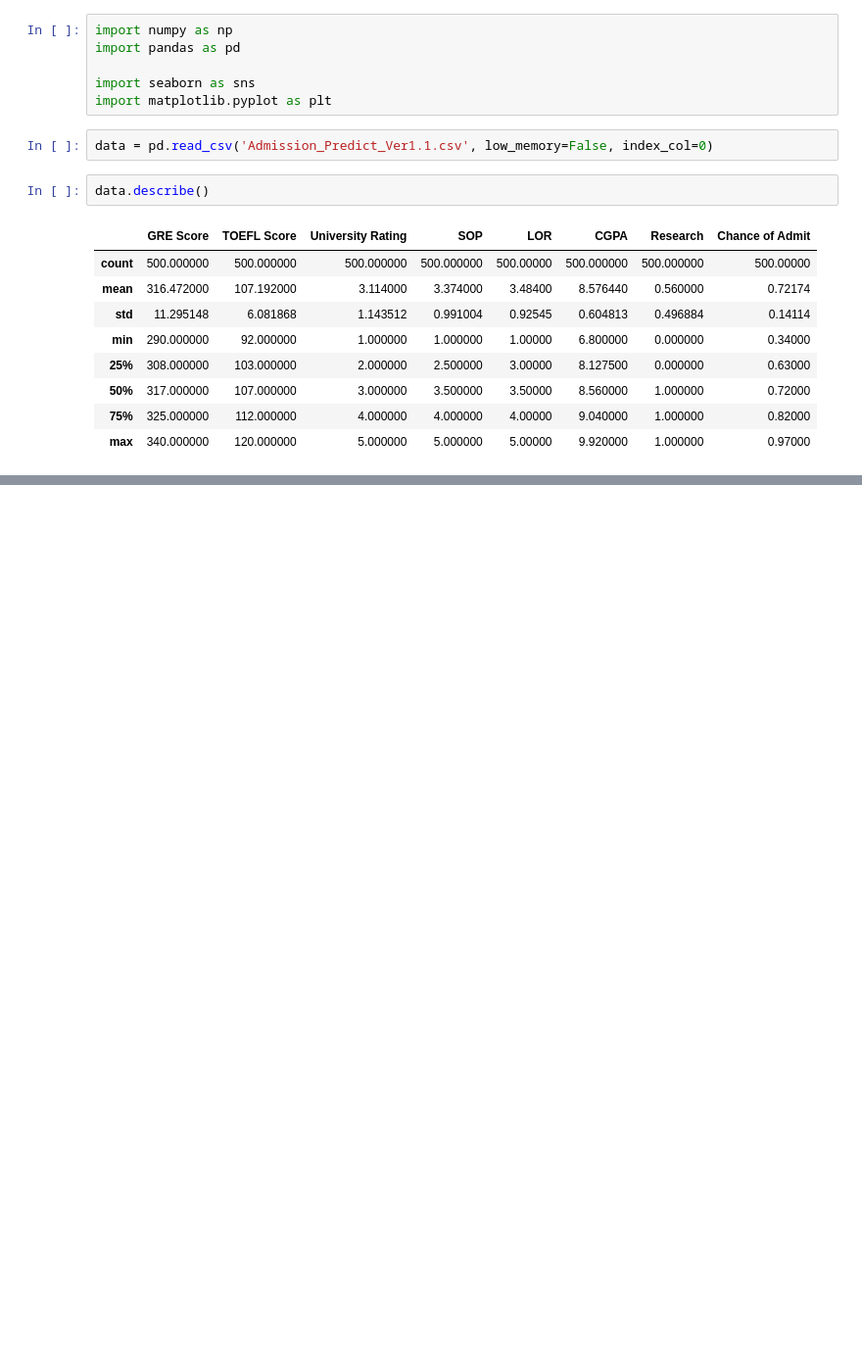
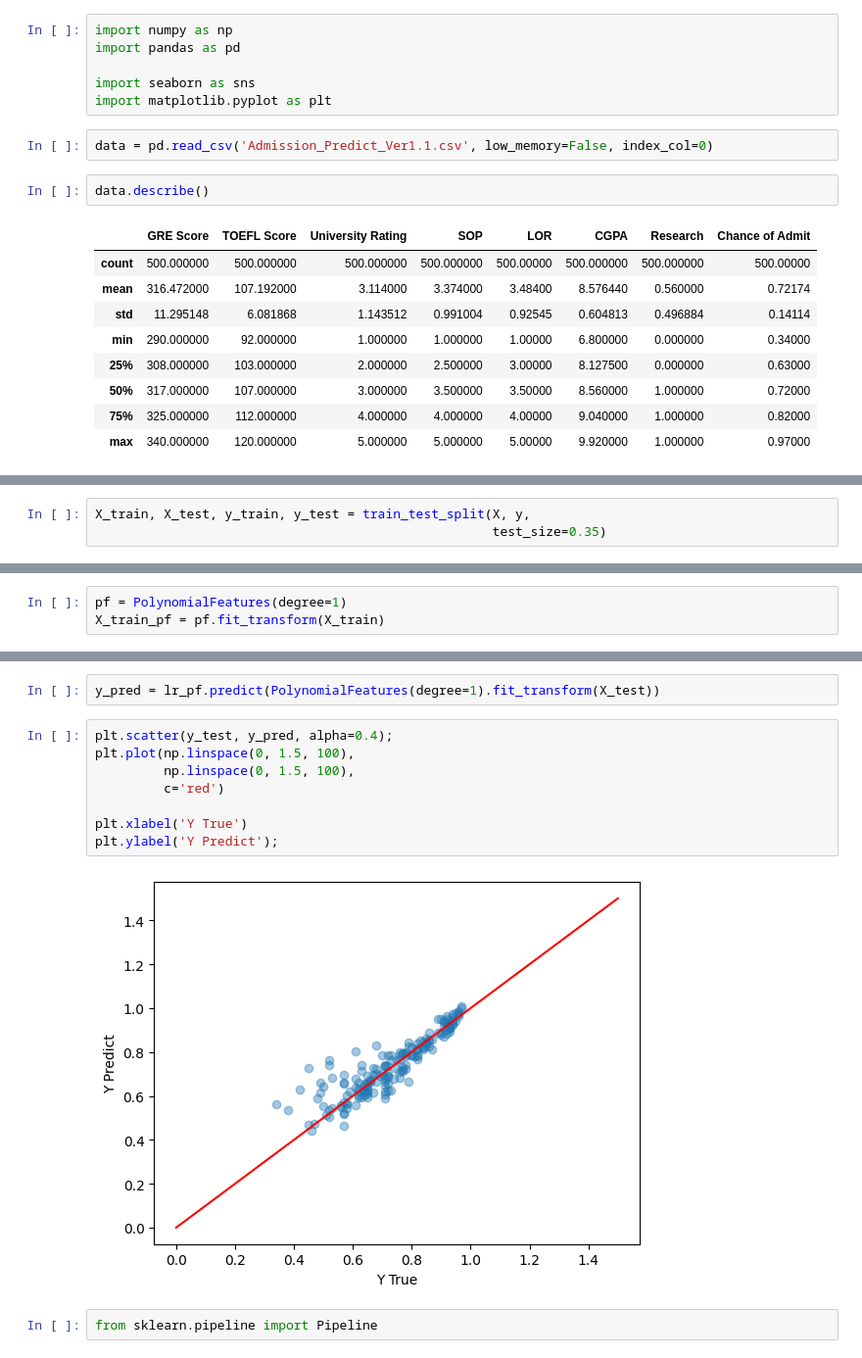
Before and after one commit to MBAhmadi/New-ML, a Jupyter notebook: graduate_admission_prediction/Admission_Predict_Ver1.1.ipynb, the cells around one changed output, grey strips where cells are left out. Shown at 98% size. Drawn from its saved outputs; the diff is of its cells as text; blank space fills up the shorter version.

```diff
--- a/graduate_admission_prediction/Admission_Predict_Ver1.1.ipynb
+++ b/graduate_admission_prediction/Admission_Predict_Ver1.1.ipynb
@@ -20,0 +75,3 @@ data.describe()
+# %%
+X_train, X_test, y_train, y_test = train_test_split(X, y,
+                                                    test_size=0.35)
@@ -20,0 +86,3 @@ data.describe()
+# %%
+pf = PolynomialFeatures(degree=1)
+X_train_pf = pf.fit_transform(X_train)
@@ -20,0 +94,14 @@ data.describe()
+# %%
+y_pred = lr_pf.predict(PolynomialFeatures(degree=1).fit_transform(X_test))
+# %%
+plt.scatter(y_test, y_pred, alpha=0.4);
+plt.plot(np.linspace(0, 1.5, 100),
+         np.linspace(0, 1.5, 100),
+         c='red')
+
+plt.xlabel('Y True')
+plt.ylabel('Y Predict');
+# %% [output]
+[figure, added]
+# %%
+from sklearn.pipeline import Pipeline
```
Also changed, not shown: parts of 11 cells of this notebook.
